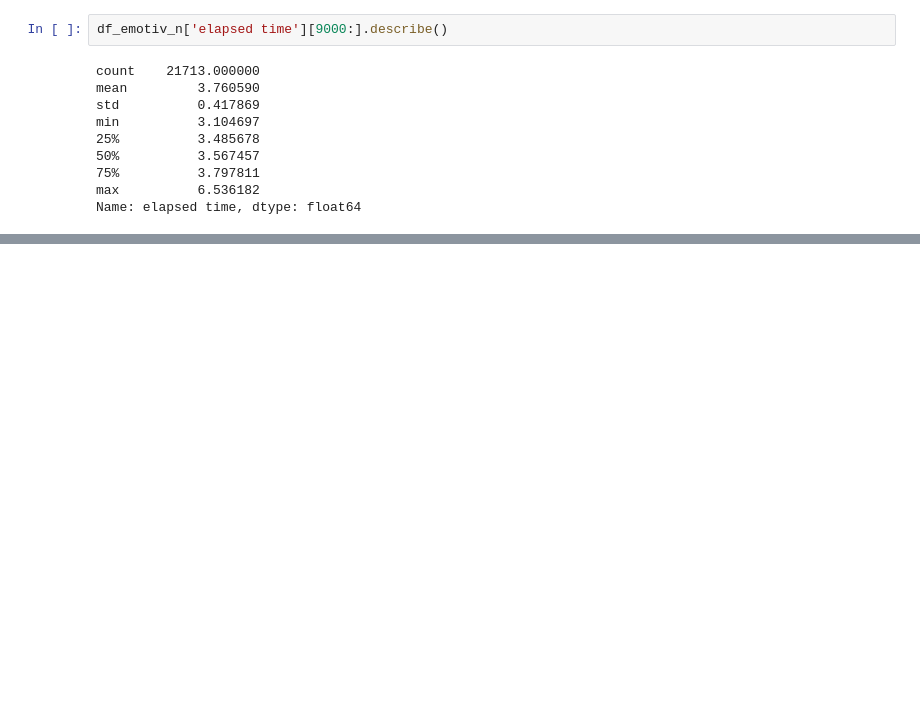
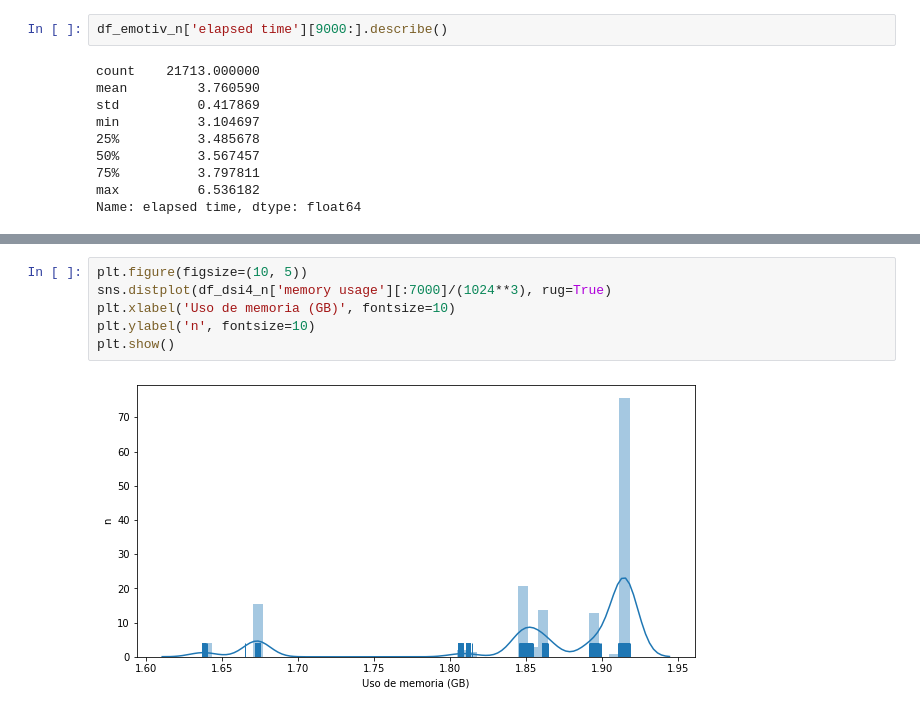
Before and after one commit to BernardoSJ/Commercial-EEG, a Jupyter notebook: Performance_test.ipynb, the cells around one changed output, grey strips where cells are left out. Saved outputs shown, nothing was run; the diff lists cells and outputs as text; blank space fills up the shorter version.

```diff
--- a/Performance_test.ipynb
+++ b/Performance_test.ipynb
@@ -246,0 +257,8 @@ Name: elapsed time, dtype: float64
+# %%
+plt.figure(figsize=(10, 5))
+sns.distplot(df_dsi4_n['memory usage'][:7000]/(1024**3), rug=True)
+plt.xlabel('Uso de memoria (GB)', fontsize=10)
+plt.ylabel('n', fontsize=10)
+plt.show()
+# %% [output]
+[figure, added]
```
Also changed, not shown: parts of 13 cells of this notebook.
